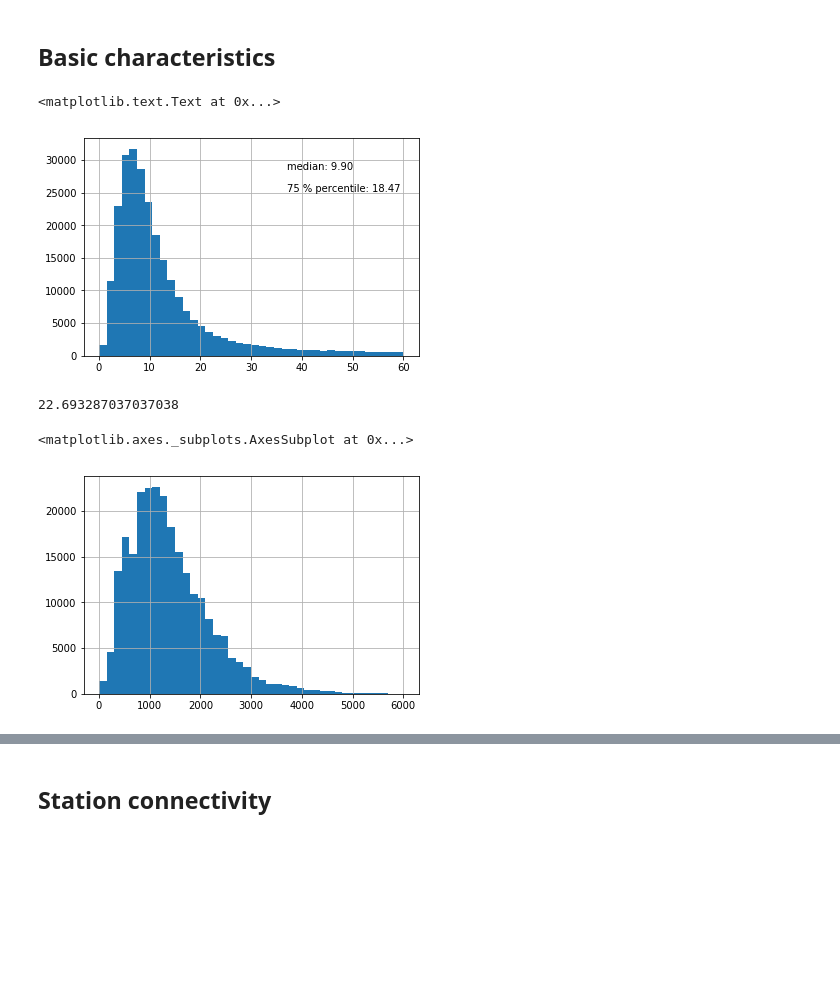
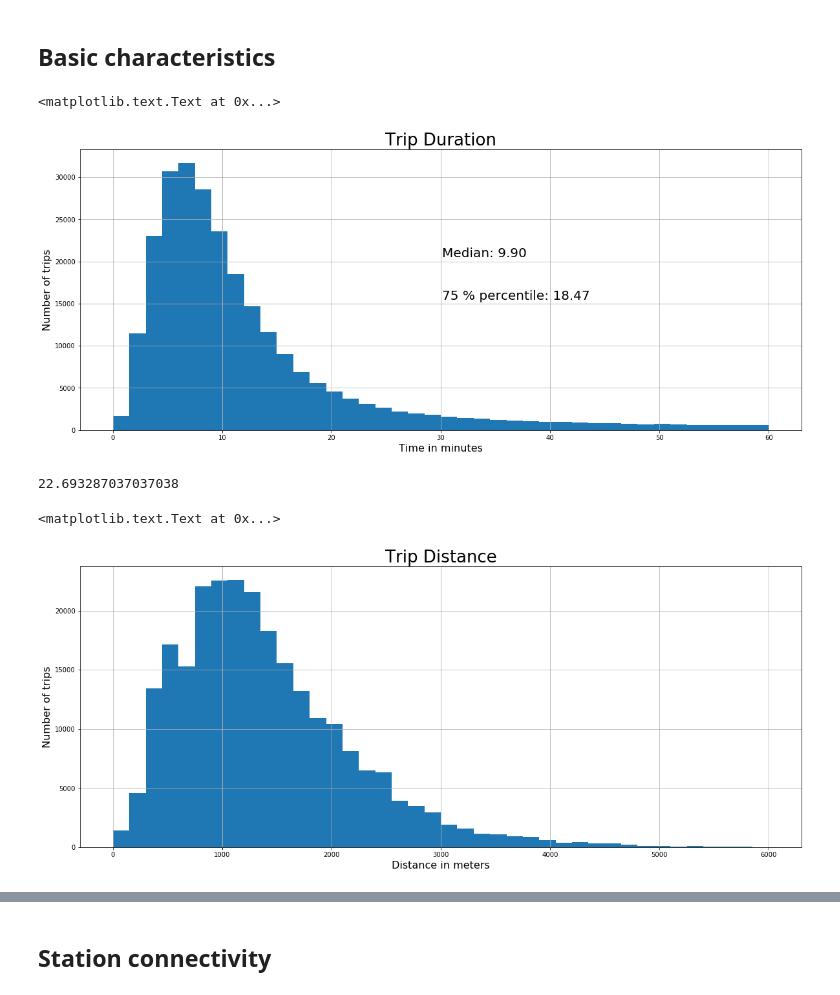
Before and after one commit to jonnor/bike-sharing-oslo, a Jupyter notebook: Oslo.ipynb, the cells around one changed output, grey strips where cells are left out. Drawn from its saved outputs; the diff is of its cells as text; code cells hidden in the pictures; blank space fills up the shorter version.

Commit message:
Added labels and titles to the characteristics plots

```diff
--- a/Oslo.ipynb
+++ b/Oslo.ipynb
@@ -193,13 +190,16 @@ len(trips[trips['End station'].isin(unknown_stations)]), len(trips[trips['Start
 # %%
 percentile_lim = 0.75
 duration_mean = trips['Duration Seconds'].median() / 60
 percentile = trips['Duration Seconds'].quantile(percentile_lim) / 60
 (trips['Duration Seconds'] / 60).hist(bins=40, range=(0, 60))
-plt.text(.6, .8, 'median: %.2f' % (duration_mean), fontsize=10, transform=ax.transAxes)
-plt.text(.6, .7, '%d %% percentile: %.2f' % (percentile_lim*100 ,percentile), fontsize=10, transform=ax.transAxes)
+plt.text(30.1, 20500, 'Median: %.2f' % (duration_mean), fontsize=20)
+plt.text(30.1, 15500, '%d %% percentile: %.2f' % (percentile_lim*100 ,percentile), fontsize=20)
+plt.xlabel('Time in minutes', fontsize=16)
+plt.ylabel('Number of trips', fontsize=16)
+plt.title('Trip Duration', fontsize=26)
 # %% [output]
 <matplotlib.text.Text at 0x...>
-[figure, old version]
+[figure, new version]
 # %%
 trips['Duration Seconds'].max()/(3600*24)
 # %% [output]
@@ -207,8 +207,11 @@ trips['Duration Seconds'].max()/(3600*24)
 # %%
 # 0 is a very common distance (travel back to self), ignore it
 trips['Distance'].hist(bins=40, range=(1, 6000))
+plt.xlabel('Distance in meters', fontsize=16)
+plt.ylabel('Number of trips', fontsize=16)
+plt.title('Trip Distance', fontsize=26)
 # %% [output]
-<matplotlib.axes._subplots.AxesSubplot at 0x...>
+<matplotlib.text.Text at 0x...>
-[figure, old version]
+[figure, new version]
 # %%
 (trips['Velocity'] * 3.6).hist(bins=50, range=(1,25))
```
Also changed, not shown: parts of 6 cells of this notebook.
